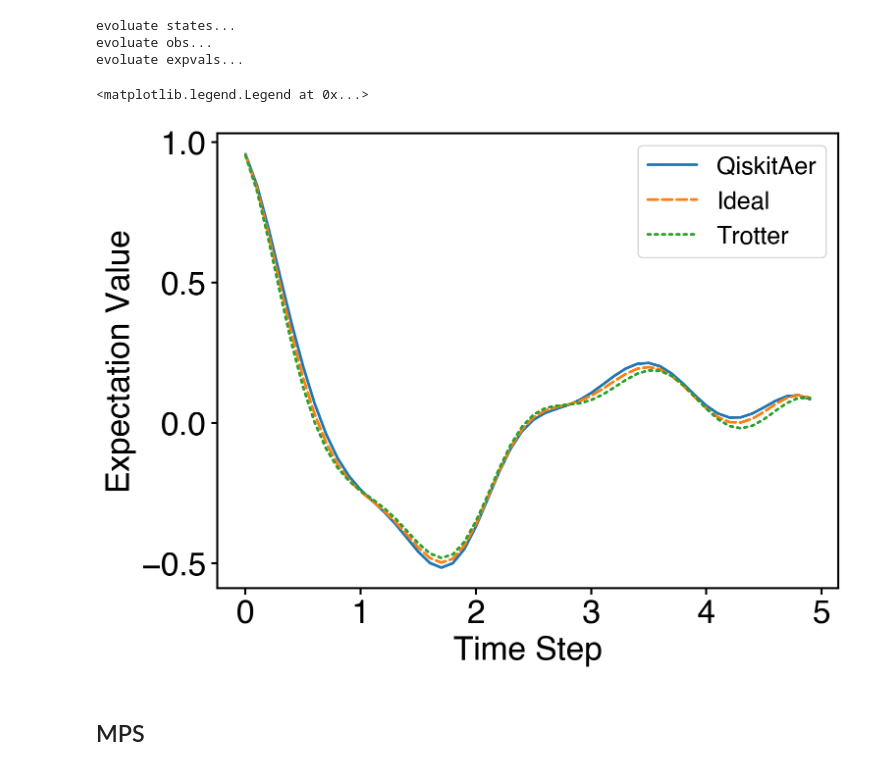
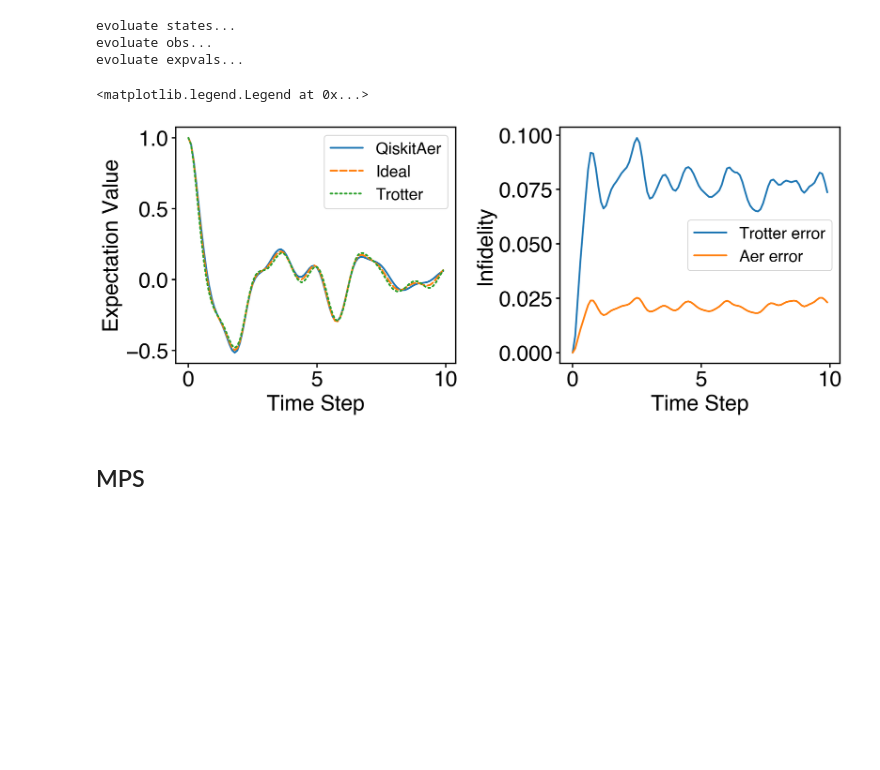
Before and after one commit to Jue-Xu/Pauli-Propagation-Hamiltonian-Expectation, a Jupyter notebook: MPS.ipynb, the cells around one changed output. Saved outputs shown, nothing was run; the diff lists cells and outputs as text; code cells hidden in the pictures; blank space fills up the shorter version.

Commit message:
update LPD figure

```diff
--- a/MPS.ipynb
+++ b/MPS.ipynb
@@ -34,8 +34,8 @@ from qiskit_addon_obp import backpropagate
 
 fig_dir, data_dir = './figs', './data'
 # %%
-t = 5
-r = 50
+t = 10
+r = 100
 dt = t/r
 
 n = 8
@@ -63,8 +63,8 @@ def create_circuit(n, gate_list, init_state=None, save_statevector=True, repeat=
     circuit = QuantumCircuit(n)
     if init_state is not None:
         circuit.set_statevector(init_state)
-        # circuit.save_statevector(label='0')
-    for d in range(repeat+1):
+        circuit.save_statevector(label='0')
+    for d in range(1,repeat):
         for gate in gate_list:
             circuit.append(gate, range(n))
         if save_statevector:
@@ -99,18 +99,18 @@ qmfi_H_ordered = sum(H_list)
 qmfi_U_dt_ideal = expH(sum(qmfi_H_ordered), dt, use_jax=False)
 qmfi_U_dt_appro = pf(qmfi_H_ordered, dt, 1, 1)
 
-qmfi_ideal_ops = [matrix_power(qmfi_U_dt_ideal, i) for i in range(r+1)]
-qmfi_trott_ops = [matrix_power(qmfi_U_dt_appro, i) for i in range(r+1)]
+qmfi_ideal_ops = [matrix_power(qmfi_U_dt_ideal, i) for i in range(r)]
+qmfi_trott_ops = [matrix_power(qmfi_U_dt_appro, i) for i in range(r)]
 
 print('evoluate states...')
-qmfi_ideal_states = [qmfi_ideal_ops[i]@init_state.data for i in range(r+1)]
-qmfi_trott_states = [qmfi_trott_ops[i]@init_state.data for i in range(r+1)]
+qmfi_ideal_states = [qmfi_ideal_ops[i]@init_state.data for i in range(r)]
+qmfi_trott_states = [qmfi_trott_ops[i]@init_state.data for i in range(r)]
 print('evoluate obs...')
 qmfi_trott_obs = [op.conjugate().transpose() @ obs @ op for op in qmfi_trott_ops]
 qmfi_ideal_obs = [op.conjugate().transpose() @ obs @ op for op in qmfi_ideal_ops]
 print('evoluate expvals...')
-qmfi_ideal_expvals = [expect_value(obs, qmfi_ideal_states[i]) for i in range(r+1)]
-qmfi_trott_expvals = [expect_value(obs, qmfi_trott_states[i]) for i in range(r+1)]
+qmfi_ideal_expvals = [expect_value(obs, qmfi_ideal_states[i]) for i in range(r)]
+qmfi_trott_expvals = [expect_value(obs, qmfi_trott_states[i]) for i in range(r)]
 # %% [output]
 evoluate states...
 evoluate obs...
@@ -118,24 +118,32 @@ evoluate expvals...
 # %%
 # init_state_str = '01'*(n//2)
 # init_state = Statevector.from_label(init_state_str).data
 
 circ_pf1 = create_circuit(qmfi.n, gate_list, init_state=init_state, repeat=r)
 sim_vec = AerSimulator(method='statevector', device='CPU')
 res_vec = sim_vec.run(circ_pf1.decompose()).result().data()
 # print(res_vec)
 expvals = [expect_value(obs, res_vec[str(d)].data) for d in range(r)]
 t_list = [d*dt for d in range(r)]
+fid_ideal = [1-np.abs(np.vdot(qmfi_trott_states[d], res_vec[str(d)].data))**2 for d in range(r)]
+fid_trott = [1-np.abs(np.vdot(qmfi_trott_states[d], qmfi_ideal_states[d]))**2 for d in range(r)]
 
-fig, ax = plt.subplots(1, 1)
-ax.plot(t_list, expvals)
-ax.plot(t_list, qmfi_ideal_expvals[1:], '--')
-ax.plot(t_list, qmfi_trott_expvals[1:], ':')
-ax.set_xlabel('Time Step')
-ax.set_ylabel('Expectation Value')
-ax.legend(['QiskitAer', 'Ideal', 'Trotter'])
+fig, axes = plt.subplots(1, 2, figsize=(12, 5))
+axes[0].plot(t_list, expvals)
+axes[0].plot(t_list, qmfi_ideal_expvals, '--')
+axes[0].plot(t_list, qmfi_trott_expvals, ':')
+axes[0].set_xlabel('Time Step')
+axes[0].set_ylabel('Expectation Value')
+axes[0].legend(['QiskitAer', 'Ideal', 'Trotter'])
+
+axes[1].plot(t_list, fid_ideal, label='Trotter error')
+axes[1].plot(t_list, fid_trott, label='Aer error')
+axes[1].set_xlabel('Time Step')
+axes[1].set_ylabel('Infidelity')
+axes[1].legend()
 # %% [output]
 <matplotlib.legend.Legend at 0x...>
-[figure, old version]
+[figure, new version]
 # %% [markdown]
 ## MPS
 # %%
```
Also changed, not shown: parts of 8 cells of this notebook, 6 other files.
